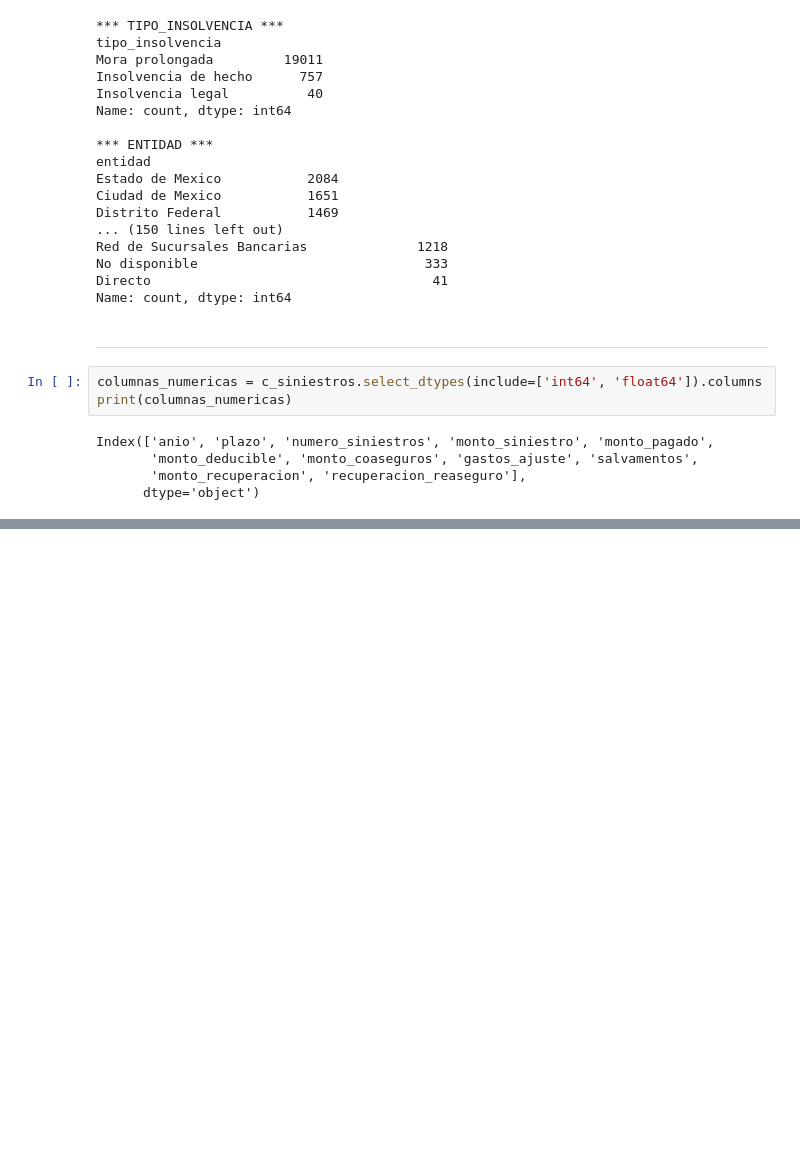
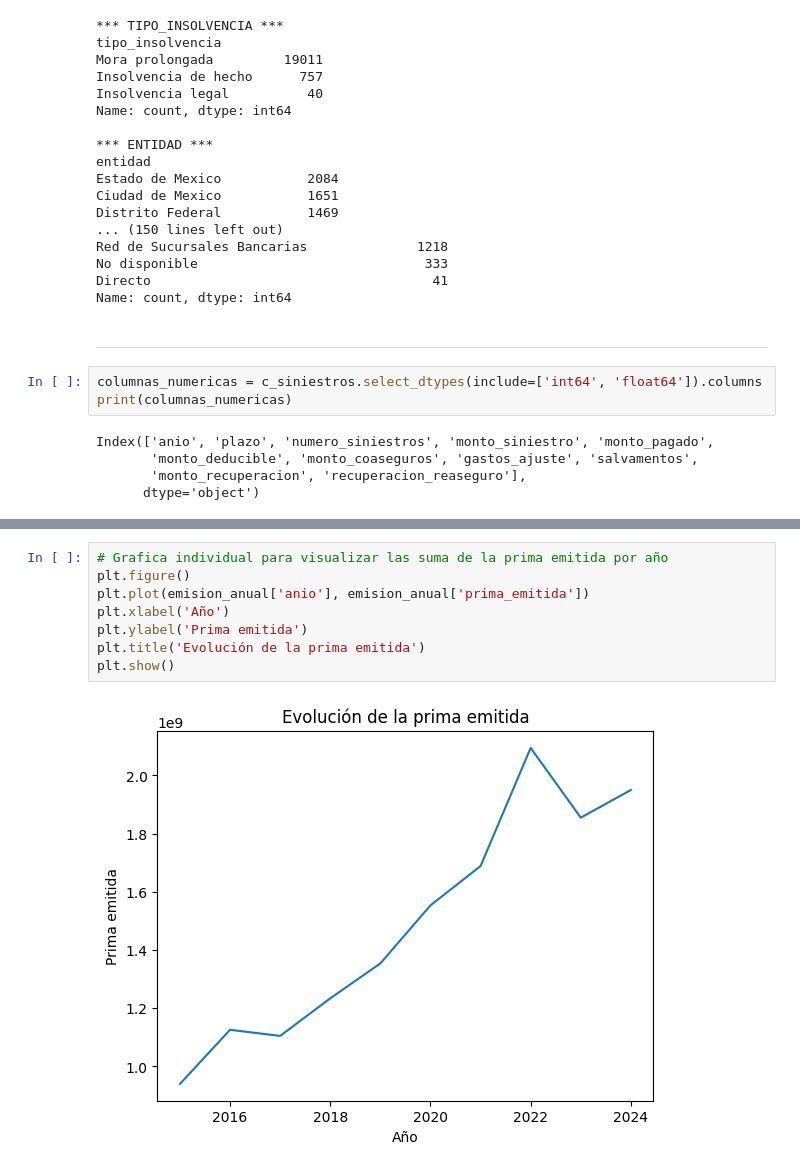
Before and after one commit to yoselin-morua/Proyecto-Cr-dito-Mercado, a Jupyter notebook: proyecto_credito_mercado/eda_creditos.ipynb, the cells around one changed output, grey strips where cells are left out. Drawn from its saved outputs; the diff is of its cells as text; blank space fills up the shorter version.

```diff
--- a/proyecto_credito_mercado/eda_creditos.ipynb
+++ b/proyecto_credito_mercado/eda_creditos.ipynb
@@ -497,0 +569,10 @@ c_siniestros[columnas_numericas].describe()
+# %%
+# Grafica individual para visualizar las suma de la prima emitida por año
+plt.figure()
+plt.plot(emision_anual['anio'], emision_anual['prima_emitida'])
+plt.xlabel('Año')
+plt.ylabel('Prima emitida')
+plt.title('Evolución de la prima emitida')
+plt.show()
+# %% [output]
+[figure, added]
```
Also changed, not shown: parts of 20 cells of this notebook.
